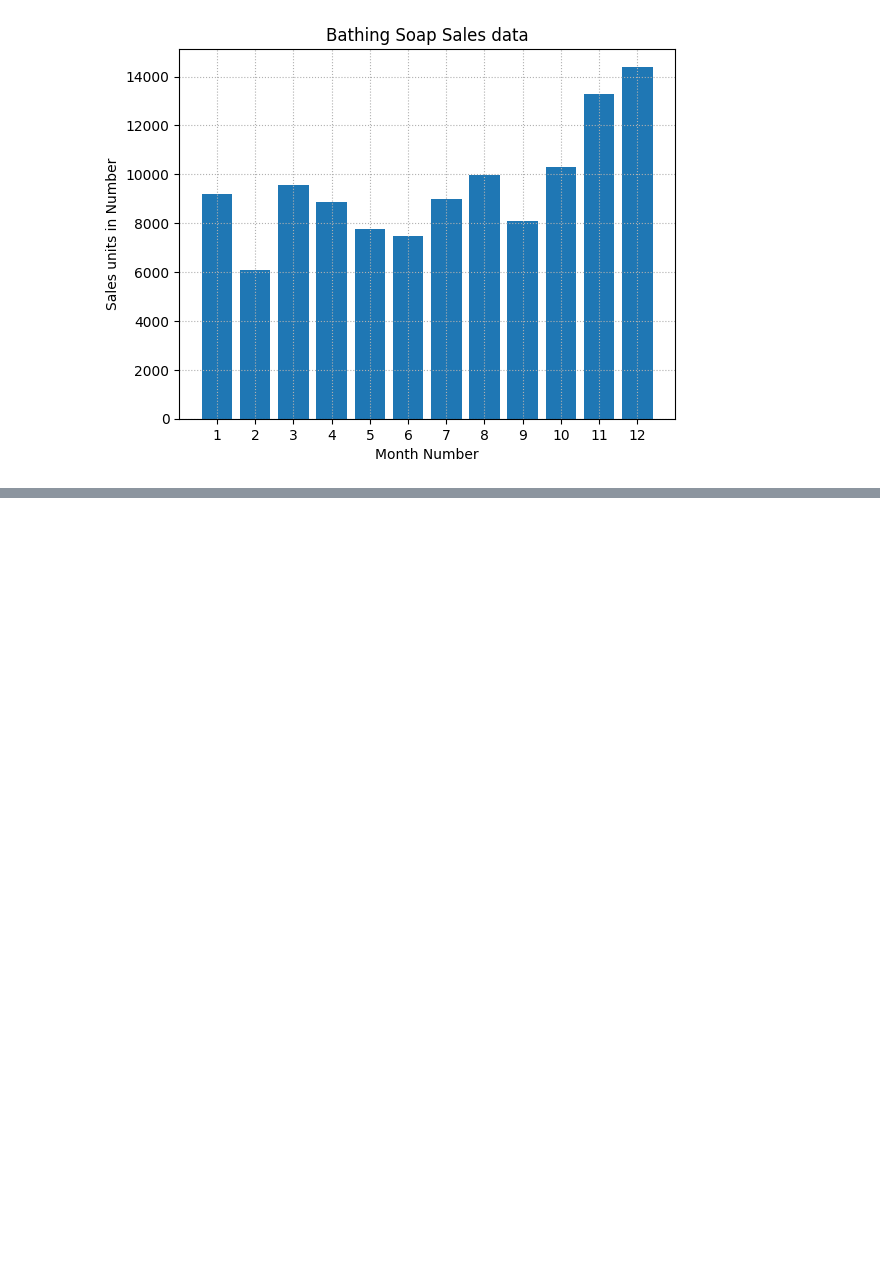
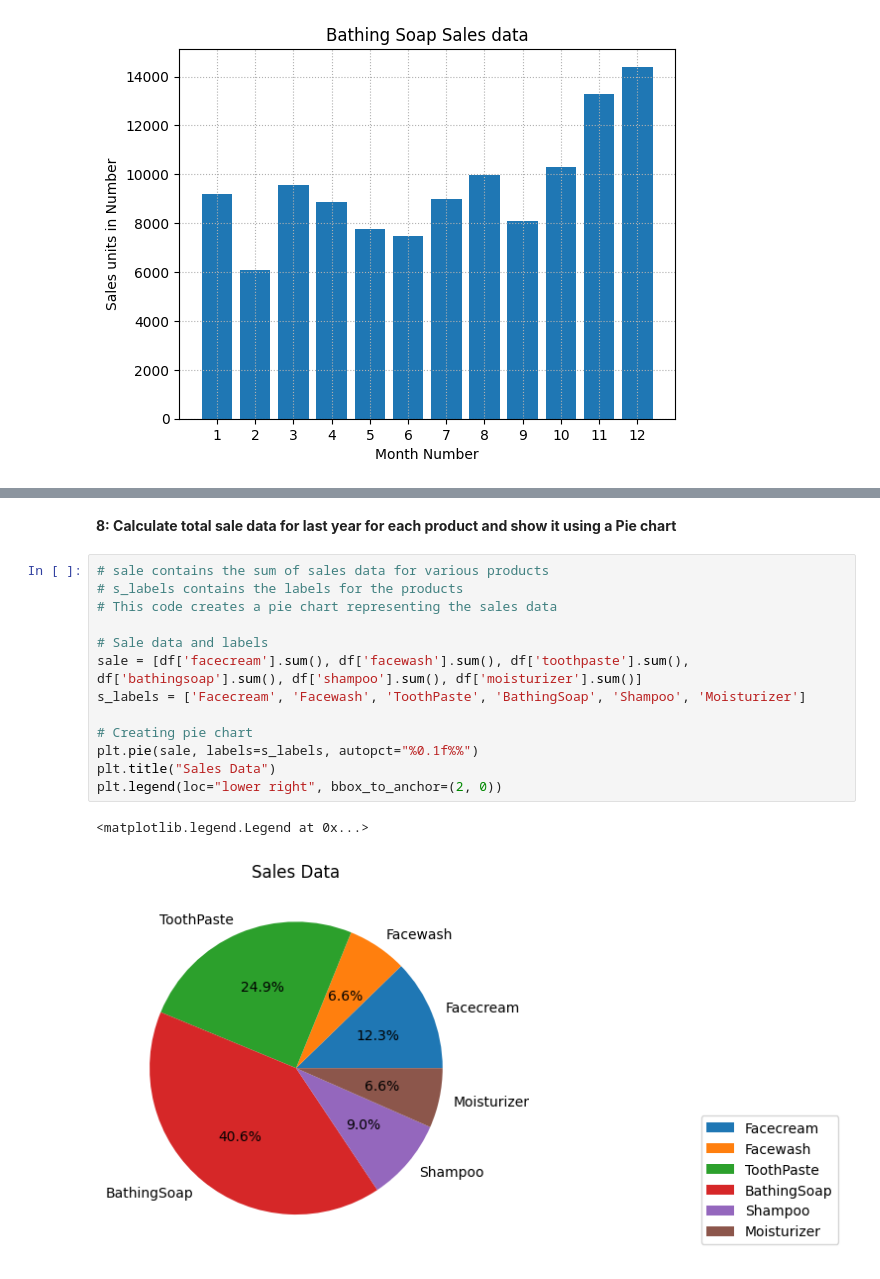
Before and after one commit to deepakatAviSoft/february_assignments, a Jupyter notebook: 13_02_2024.ipynb, the cells around one changed output, grey strips where cells are left out. Drawn from its saved outputs; the diff is of its cells as text; blank space fills up the shorter version.

```diff
--- a/13_02_2024.ipynb
+++ b/13_02_2024.ipynb
@@ -146,0 +158,19 @@ df.head()
+# %% [markdown]
+**8: Calculate total sale data for last year for each
+product and show it using a Pie chart**
+# %%
+# sale contains the sum of sales data for various products
+# s_labels contains the labels for the products
+# This code creates a pie chart representing the sales data
+
+# Sale data and labels
+sale = [df['facecream'].sum(), df['facewash'].sum(), df['toothpaste'].sum(), df['bathingsoap'].sum(), df['shampoo'].sum(), df['moisturizer'].sum()]
+s_labels = ['Facecream', 'Facewash', 'ToothPaste', 'BathingSoap', 'Shampoo', 'Moisturizer']
+
+# Creating pie chart
+plt.pie(sale, labels=s_labels, autopct="%0.1f%%")
+plt.title("Sales Data")
+plt.legend(loc="lower right", bbox_to_anchor=(2, 0))
+# %% [output]
+<matplotlib.legend.Legend at 0x...>
+[figure, added]
```
Also changed, not shown: parts of 5 cells of this notebook.
